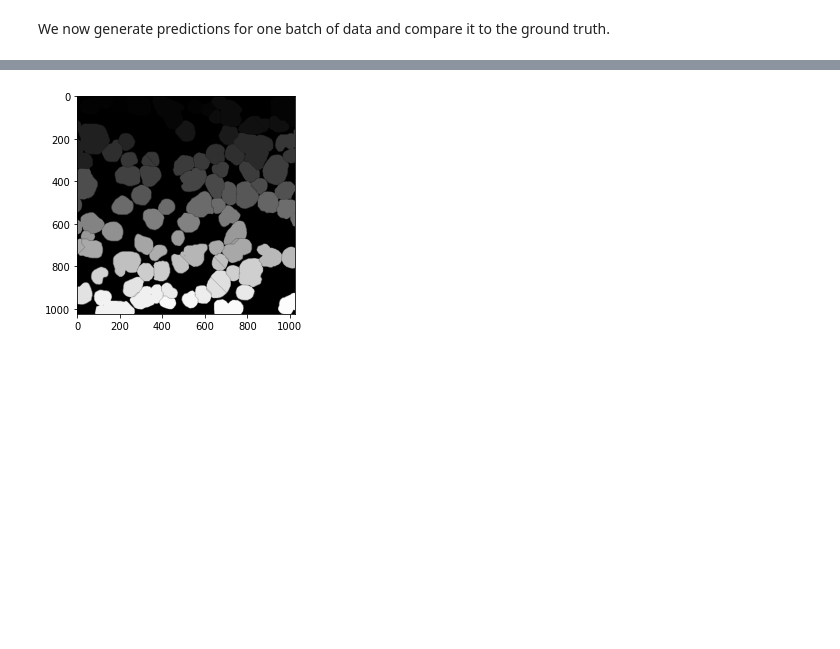
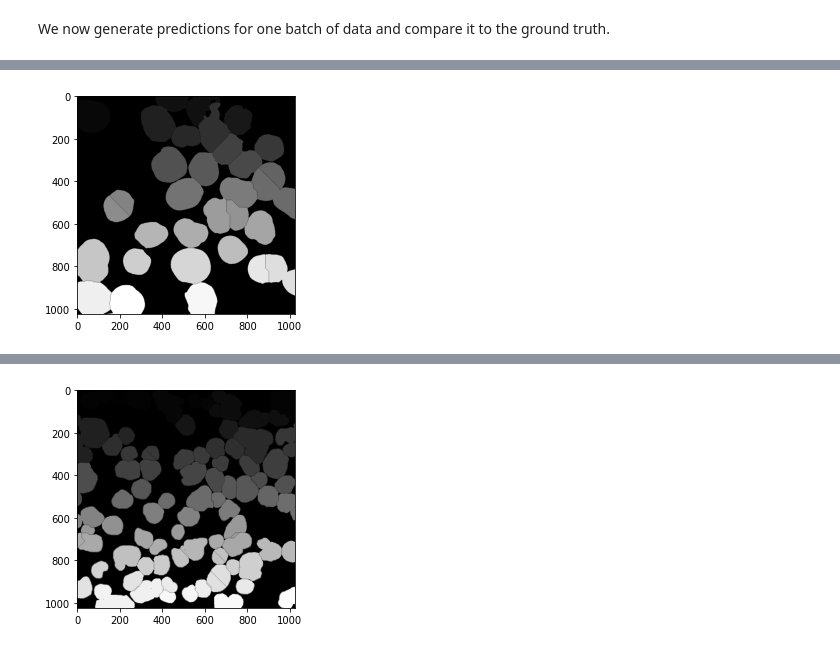
Before and after one commit to CRefice/ml-segmentation-project, a Jupyter notebook: notebook.ipynb, the cells around one changed output, grey strips where cells are left out. Saved outputs shown, nothing was run; the diff lists cells and outputs as text; code cells hidden in the pictures; blank space fills up the shorter version.

Commit message:
Updated Watershed

```diff
--- a/notebook.ipynb
+++ b/notebook.ipynb
@@ -433,11 +447,12 @@ def label_with_watershed(image_three_class, image_two_class, min_distance=50):
       Labelled image with every cell having a different value (v > 0) and a border
       between every cell (1-pixel wide)
   """
-
+  # Everything that is not the cell equal zero
+  back_and_border = image_three_class.argmax(dim=0) == 1
   # Euclidean distance matrix of the image
-  distance = ndi.distance_transform_edt(image)
+  distance = ndi.distance_transform_edt(back_and_border)
   # List of (x,y) pairs representing the coordinates of the peaks
-  coords_of_peaks = peak_local_max(distance, min_distance=min_distance, footprint=np.ones((64,64)), labels=image)
+  coords_of_peaks = peak_local_max(distance, min_distance=min_distance, footprint=np.ones((64,64)), labels=image_two_class.numpy())
   # Black image with white pixels representing the peaks (cell-centers)
   mask = np.zeros(distance.shape, dtype=bool)
   mask[tuple(coords_of_peaks.T)] = True
@@ -445,4 +460,11 @@ def label_with_watershed(image_three_class, image_two_class, min_distance=50):
   markers, _ = ndi.label(mask)
 
   # Return the watershed labels, use -distance because watershed works on minima.
-  return watershed(-distance, markers, mask=image, watershed_line=True)
+  return watershed(-distance, markers, mask=image_two_class, watershed_line=True)
+# %%
+im_2 = outputs_two_class[1]
+im_3 = im = outputs_three_class[1]
+
+show_image(label_with_watershed(im_3, im_2))
+# %% [output]
+[figure, added]
```
Also changed, not shown: parts of 3 cells of this notebook.
